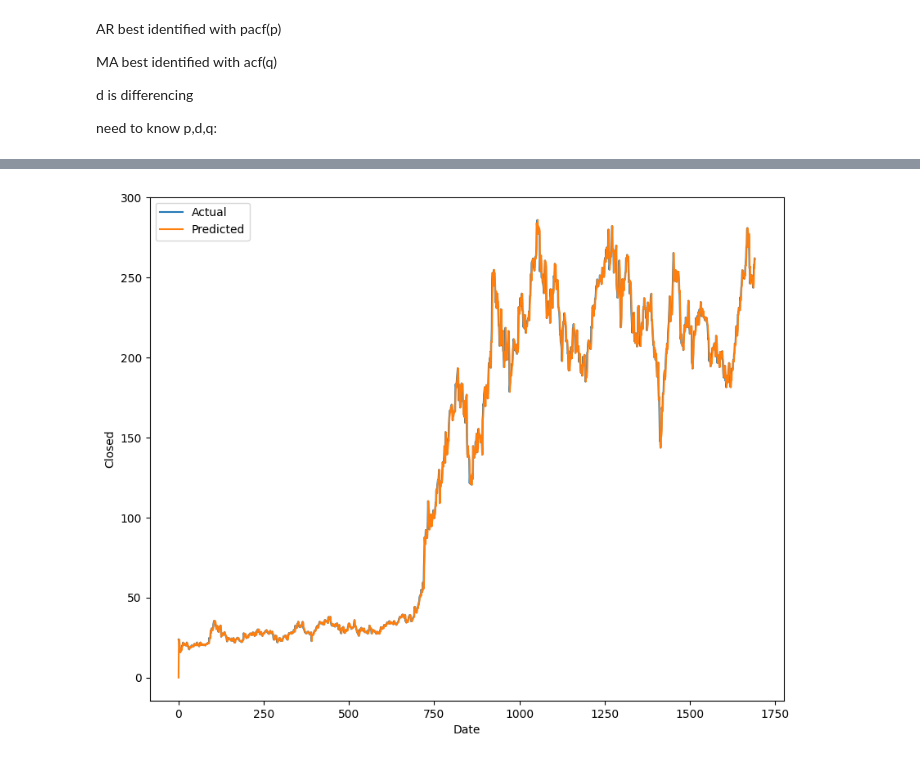
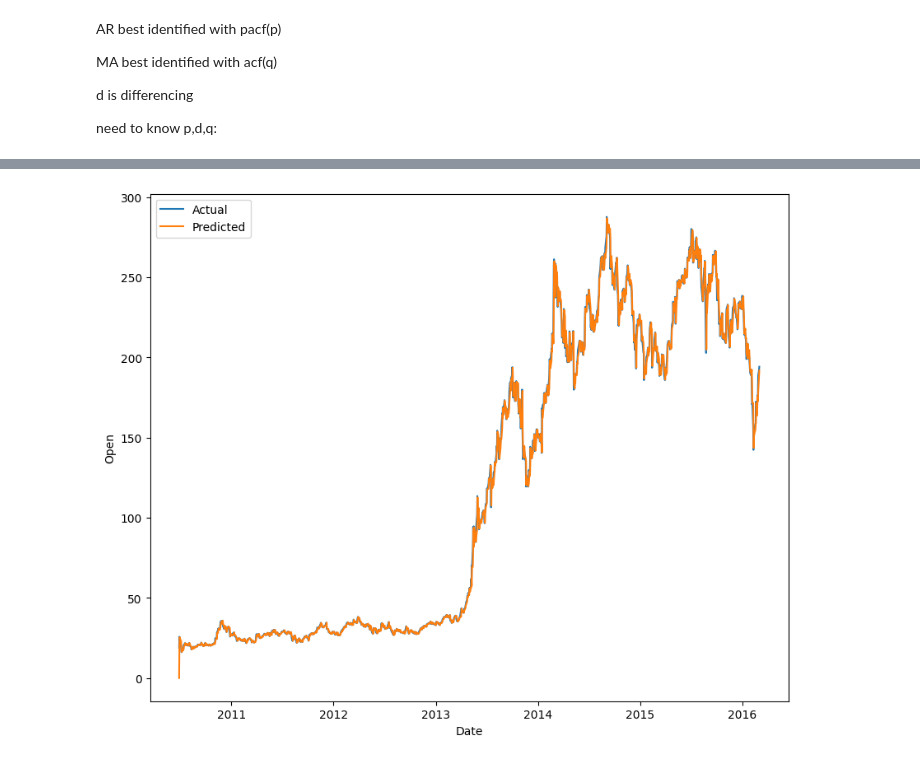
Before and after one commit to PJ779/StockMarket_Tesla_ARIMA, a Jupyter notebook: StockPrice_tesla.ipynb, the cells around one changed output, grey strips where cells are left out. Cells and saved outputs as stored; diff of their text form; code cells hidden in the pictures.

```diff
--- a/StockPrice_tesla.ipynb
+++ b/StockPrice_tesla.ipynb
@@ -291,0 +356,4 @@ Warnings:
+# %%
+from datetime import datetime,timedelta
+train_dataset_end=datetime(2016,3,1)
+test_dataset_end=datetime(2017,3,17)
@@ -291,0 +366,3 @@ Warnings:
+# %%
+train_data=df[:train_dataset_end]
+test_data=df[train_dataset_end+timedelta(days=1):test_dataset_end]
@@ -292,5 +423,5 @@ Warnings:
 # %%
-model = ARIMA(df_close['Close'], order = (0, 1, 0))
+model = ARIMA(train_data['Open'], order = (1, 1, 1))
 model_fit =model.fit()
 # %%
 print(model_fit.summary())
@@ -332,0 +446,2 @@ dtype: float64
+# %%
+pred = model_fit.predict(steps = 264)
@@ -333,10 +510,10 @@ dtype: float64
 # %%
 plt.figure(figsize = (10, 8))
-plt.plot(df['Close'], label = 'Actual')
-plt.plot(forecast, label = 'Predicted')
+plt.plot(train_data['Open'], label = 'Actual')
+plt.plot(pred, label = 'Predicted')
 plt.xlabel('Date')
-plt.ylabel('Closed')
+plt.ylabel('Open')
 plt.legend(loc = 'upper left')
 plt.show()
 # %% [output]
-[figure, old version]
+[figure, new version]
```
Also changed, not shown: parts of 69 cells of this notebook.
